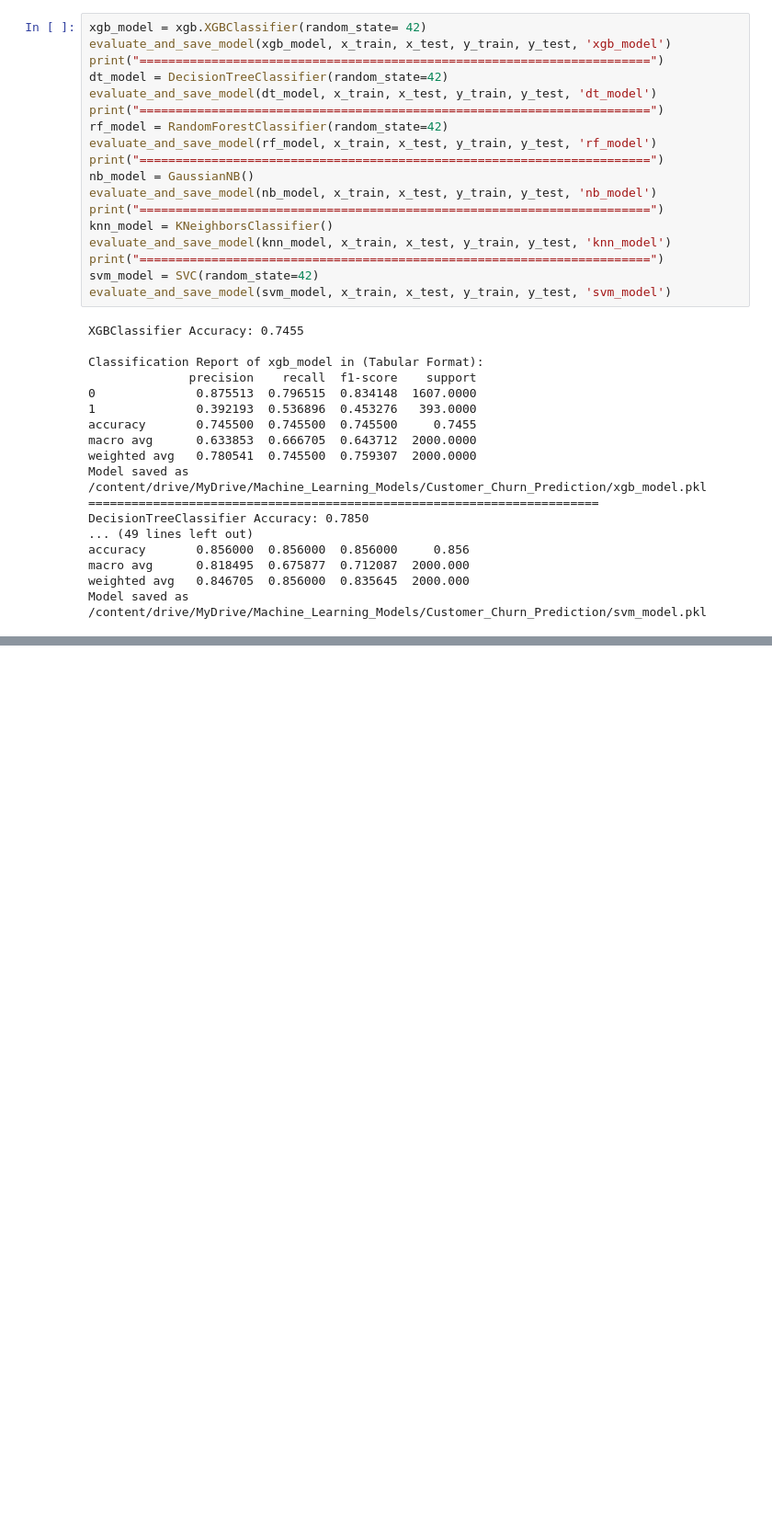
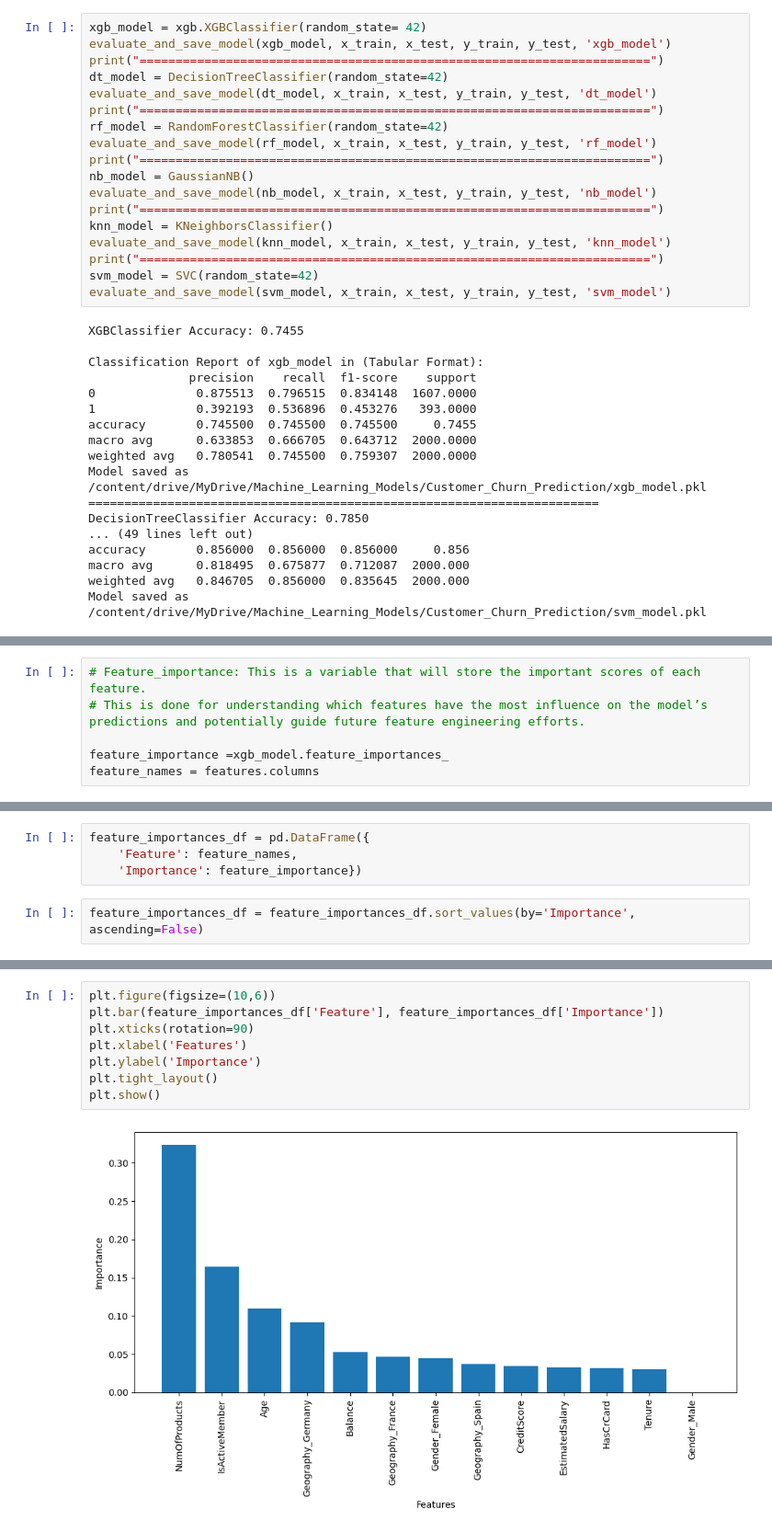
Before and after one commit to bilalsavagexd/Churn-Prediction-with-Machine-Learning, a Jupyter notebook: Churn_Prediction_Codefile.ipynb, the cells around one changed output, grey strips where cells are left out. Shown at 92% size. Drawn from its saved outputs; the diff is of its cells as text; blank space fills up the shorter version.

```diff
--- a/Churn_Prediction_Codefile.ipynb
+++ b/Churn_Prediction_Codefile.ipynb
@@ -265,0 +273,6 @@ Model saved as /content/drive/MyDrive/Machine_Learning_Models/Customer_Churn_Pre
+# %%
+# Feature_importance: This is a variable that will store the important scores of each feature.
+# This is done for understanding which features have the most influence on the model’s predictions and potentially guide future feature engineering efforts.
+
+feature_importance =xgb_model.feature_importances_
+feature_names = features.columns
@@ -265,0 +292,6 @@ Model saved as /content/drive/MyDrive/Machine_Learning_Models/Customer_Churn_Pre
+# %%
+feature_importances_df = pd.DataFrame({
+    'Feature': feature_names,
+    'Importance': feature_importance})
+# %%
+feature_importances_df = feature_importances_df.sort_values(by='Importance', ascending=False)
@@ -265,0 +315,10 @@ Model saved as /content/drive/MyDrive/Machine_Learning_Models/Customer_Churn_Pre
+# %%
+plt.figure(figsize=(10,6))
+plt.bar(feature_importances_df['Feature'], feature_importances_df['Importance'])
+plt.xticks(rotation=90)
+plt.xlabel('Features')
+plt.ylabel('Importance')
+plt.tight_layout()
+plt.show()
+# %% [output]
+[figure, added]
```
Also changed, not shown: parts of 26 cells of this notebook.
